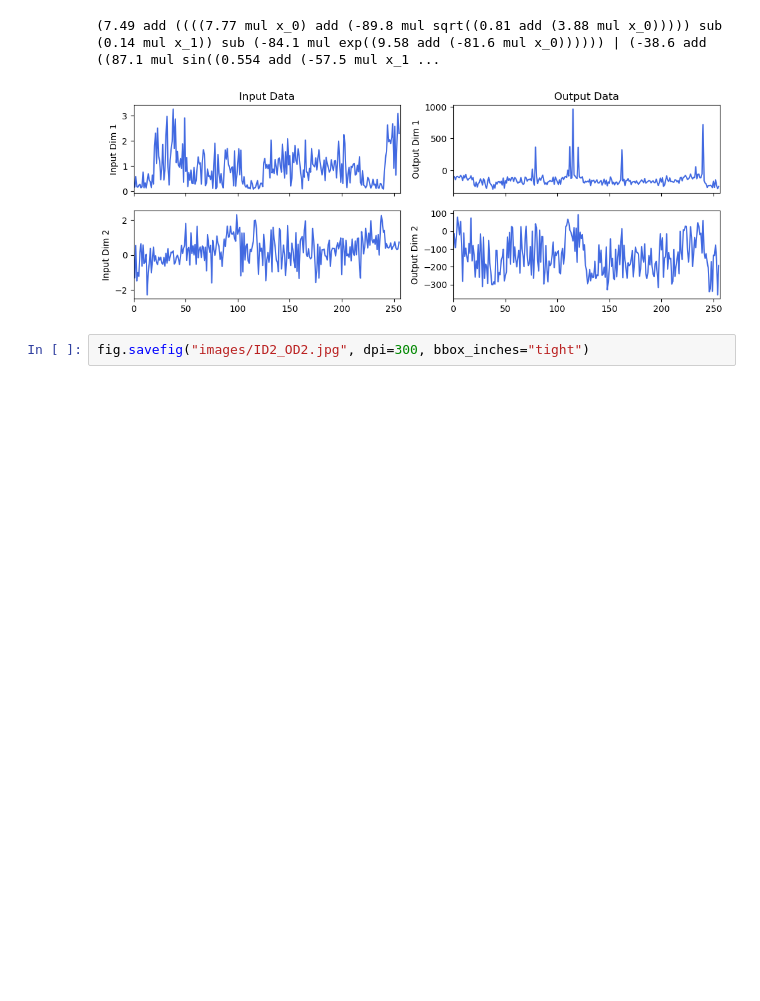
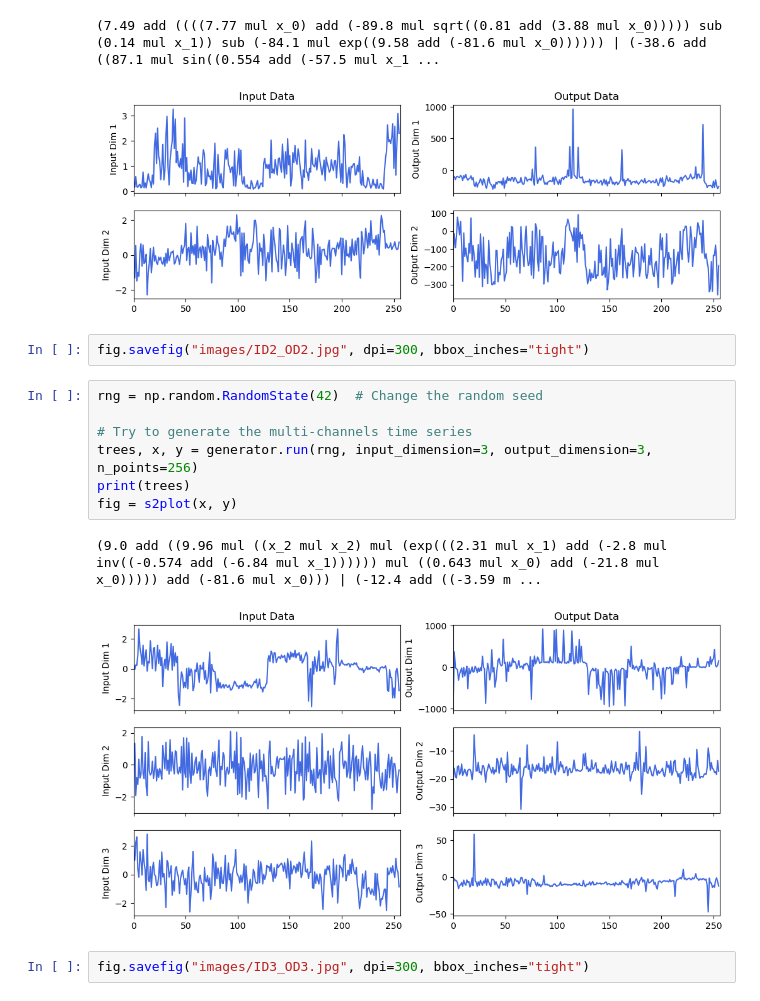
Before and after one commit to changewam/S2Generator, a Jupyter notebook: example.ipynb, the cells around one changed output. Drawn from its saved outputs; the diff is of its cells as text; blank space fills up the shorter version.

```diff
--- a/example.ipynb
+++ b/example.ipynb
@@ -29,3 +29,15 @@ fig = s2plot(x, y)
 [figure]
 # %%
 fig.savefig("images/ID2_OD2.jpg", dpi=300, bbox_inches="tight")
+# %%
+rng = np.random.RandomState(42)  # Change the random seed
+
+# Try to generate the multi-channels time series
+trees, x, y = generator.run(rng, input_dimension=3, output_dimension=3, n_points=256)
+print(trees)
+fig = s2plot(x, y)
+# %% [output]
+(9.0 add ((9.96 mul ((x_2 mul x_2) mul (exp(((2.31 mul x_1) add (-2.8 mul inv((-0.574 add (-6.84 mul x_1)))))) mul ((0.643 mul x_0) add (-21.8 mul x_0))))) add (-81.6 mul x_0))) | (-12.4 add ((-3.59 m ...
+[figure, added]
+# %%
+fig.savefig("images/ID3_OD3.jpg", dpi=300, bbox_inches="tight")
```
Also changed, not shown: 9 other files.
